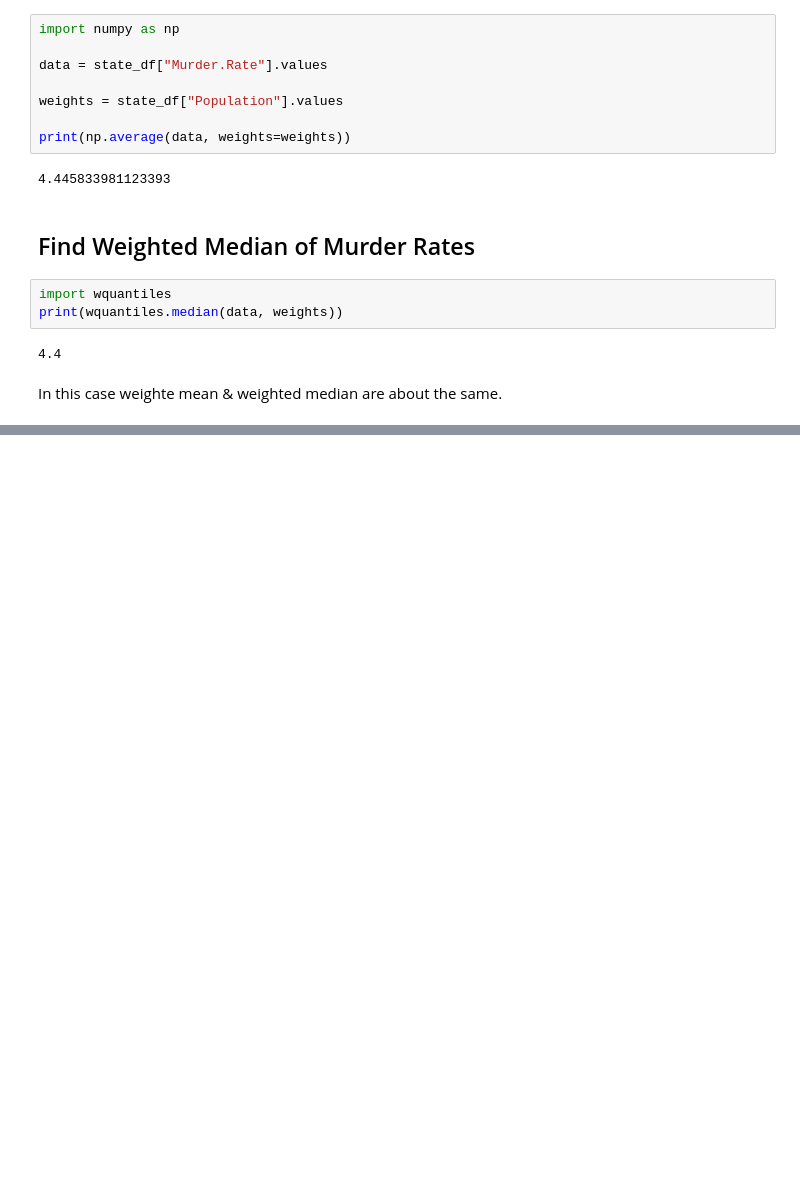
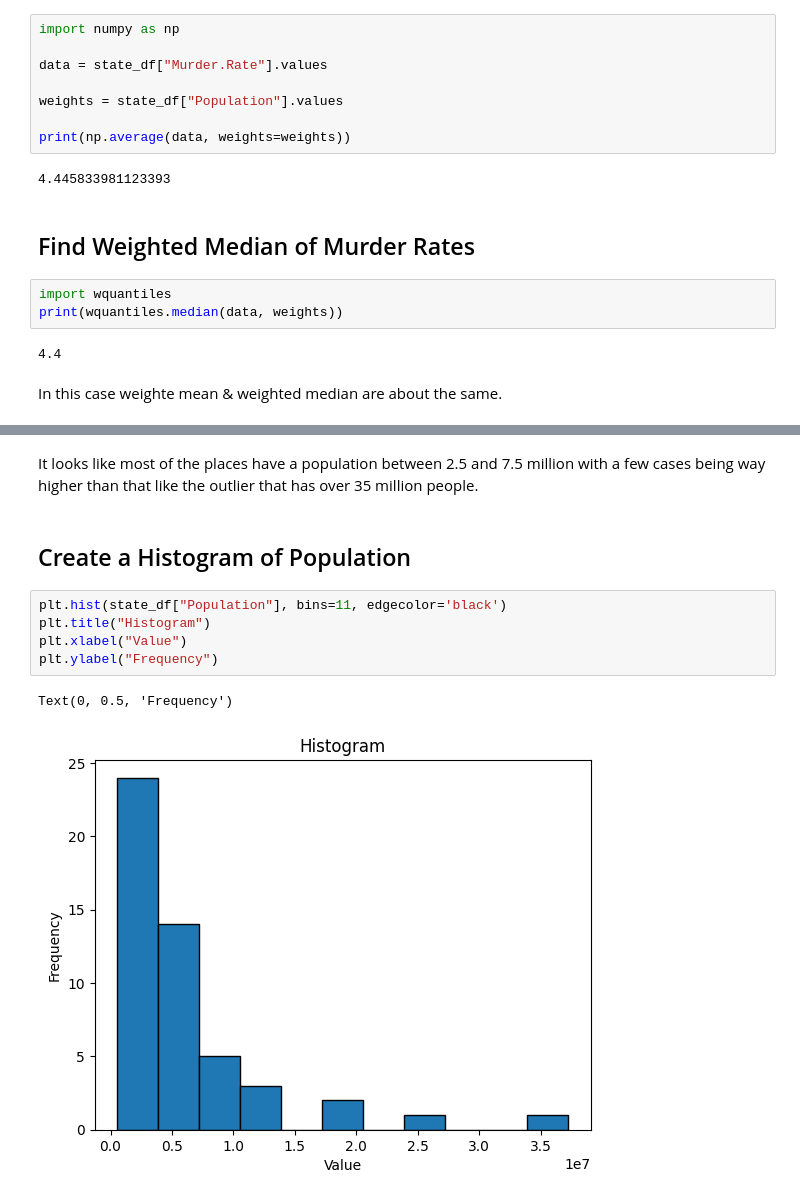
Before and after one commit to XixWISExiX/Practical-Statistics-for-Data-Science, a Jupyter notebook: worksheets/population-murder-rates.ipynb, the cells around one changed output, grey strips where cells are left out. Saved outputs shown, nothing was run; the diff lists cells and outputs as text; blank space fills up the shorter version.

```diff
--- a/worksheets/population-murder-rates.ipynb
+++ b/worksheets/population-murder-rates.ipynb
@@ -51,0 +106,12 @@ In this case weighte mean & weighted median are about the same.
+# %% [markdown]
+It looks like most of the places have a population between 2.5 and 7.5 million with a few cases being way higher than that like the outlier that has over 35 million people.
+# %% [markdown]
+## Create a Histogram of Population
+# %%
+plt.hist(state_df["Population"], bins=11, edgecolor='black')
+plt.title("Histogram")
+plt.xlabel("Value")
+plt.ylabel("Frequency")
+# %% [output]
+Text(0, 0.5, 'Frequency')
+[figure, added]
```
Also changed, not shown: parts of 16 cells of this notebook.
